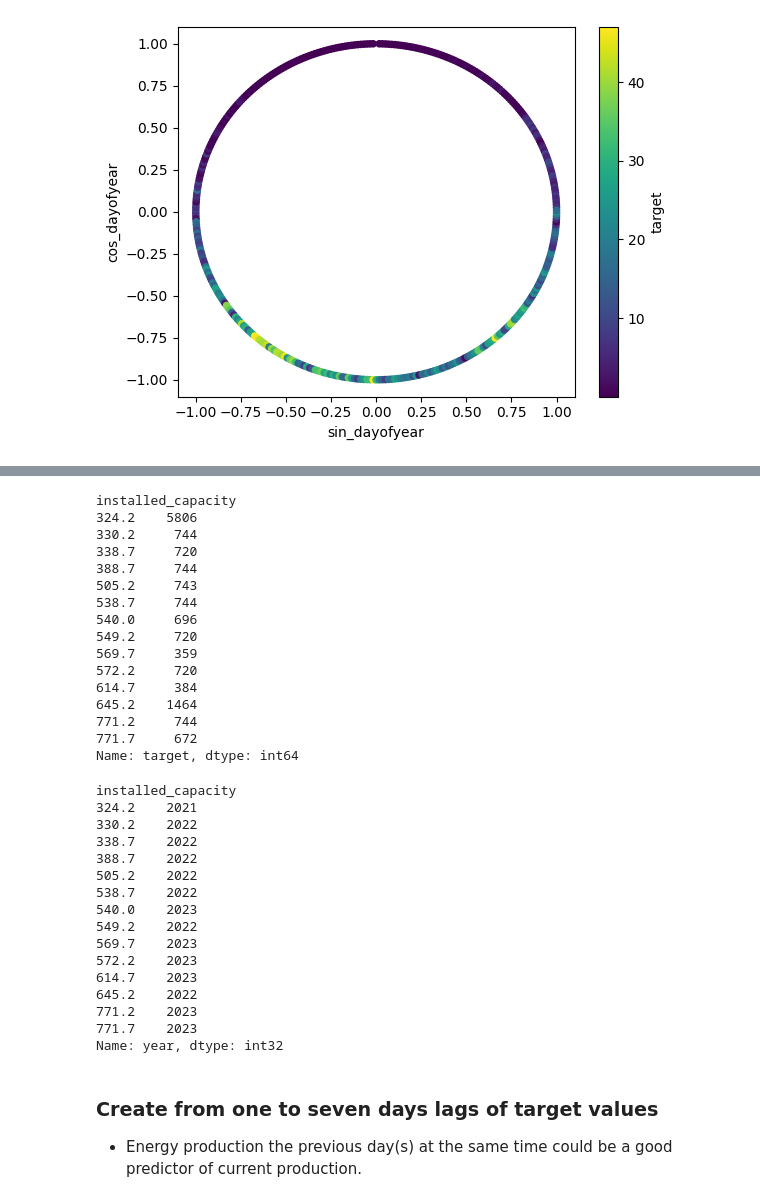
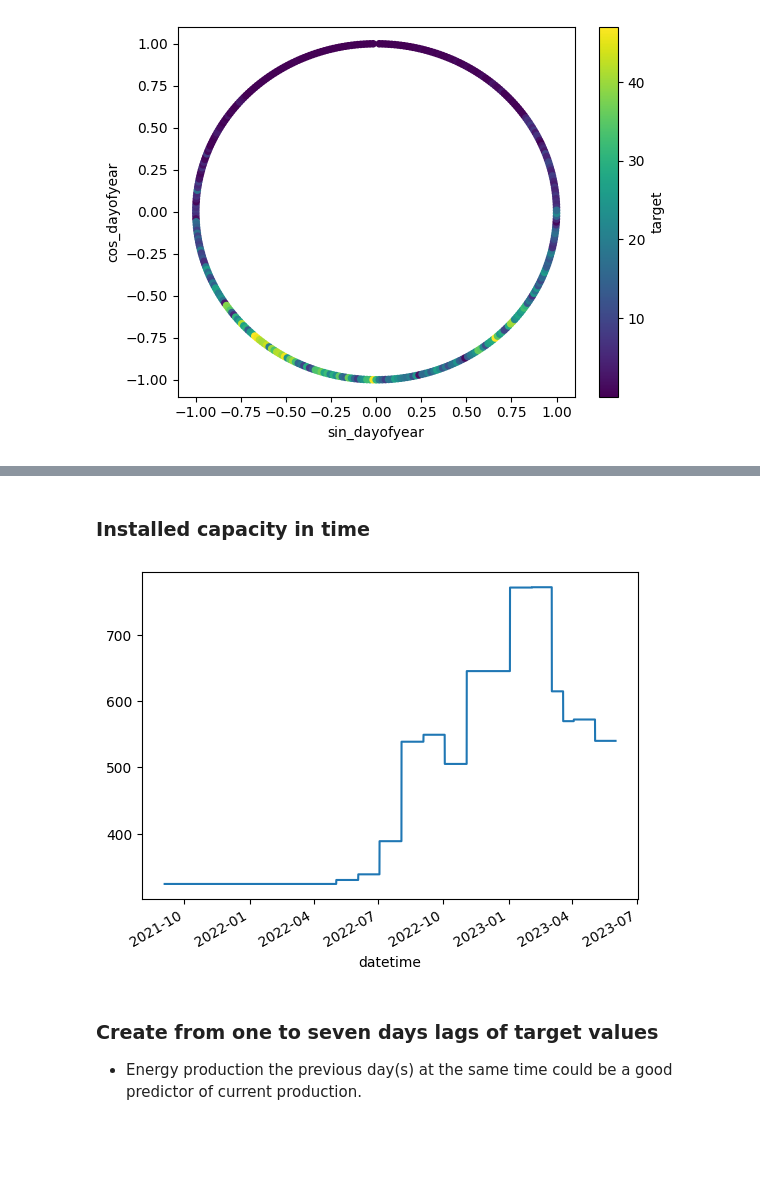
Before and after one commit to Olks/mlzoomcamp-capstone-project, a Jupyter notebook: eda.ipynb, the cells around one changed output, grey strips where cells are left out. Saved outputs shown, nothing was run; the diff lists cells and outputs as text; code cells hidden in the pictures; blank space fills up the shorter version.

```diff
--- a/eda.ipynb
+++ b/eda.ipynb
@@ -196,41 +139,9 @@ df.describe().T.head(20)
+# %% [markdown]
+### Installed capacity in time
 # %%
-df.groupby(['installed_capacity']).target.count()
+df.set_index('datetime')['installed_capacity'].plot();
 # %% [output]
-installed_capacity
-324.2    5806
-330.2     744
-338.7     720
-388.7     744
-505.2     743
-538.7     744
-540.0     696
-549.2     720
-569.7     359
-572.2     720
-614.7     384
-645.2    1464
-771.2     744
-771.7     672
-Name: target, dtype: int64
+[figure, added]
-# %%
-df.groupby('installed_capacity').year.min()
-# %% [output]
-installed_capacity
-324.2    2021
-330.2    2022
-338.7    2022
-388.7    2022
-505.2    2022
-538.7    2022
-540.0    2023
-549.2    2022
-569.7    2023
-572.2    2023
-614.7    2023
-645.2    2022
-771.2    2023
-771.7    2023
-Name: year, dtype: int32
 # %% [markdown]
 ### Create from one to seven days lags of target values
 - Energy production the previous day(s) at the same time could be a good predictor of current production.
```
Also changed, not shown: parts of 14 cells of this notebook, 8 other files.
